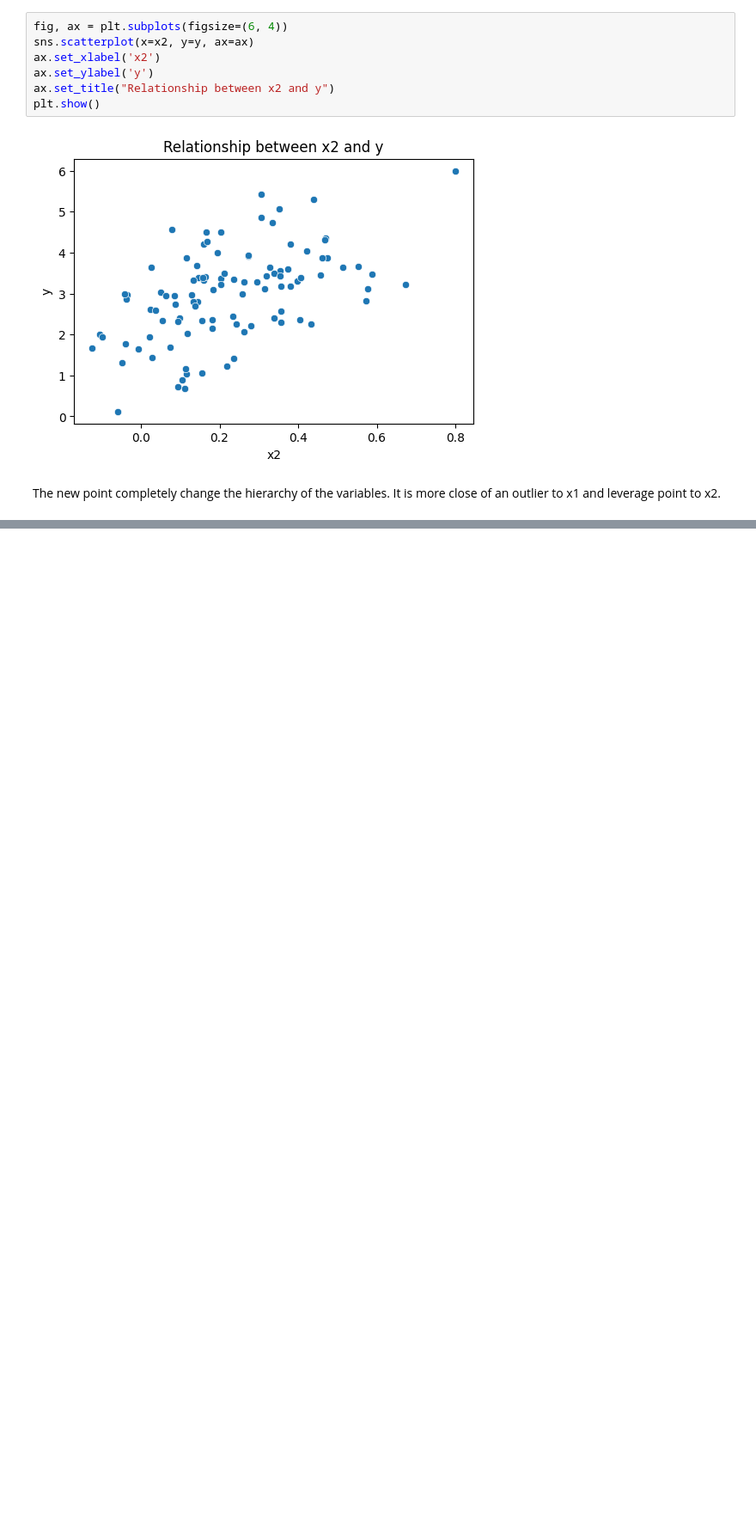
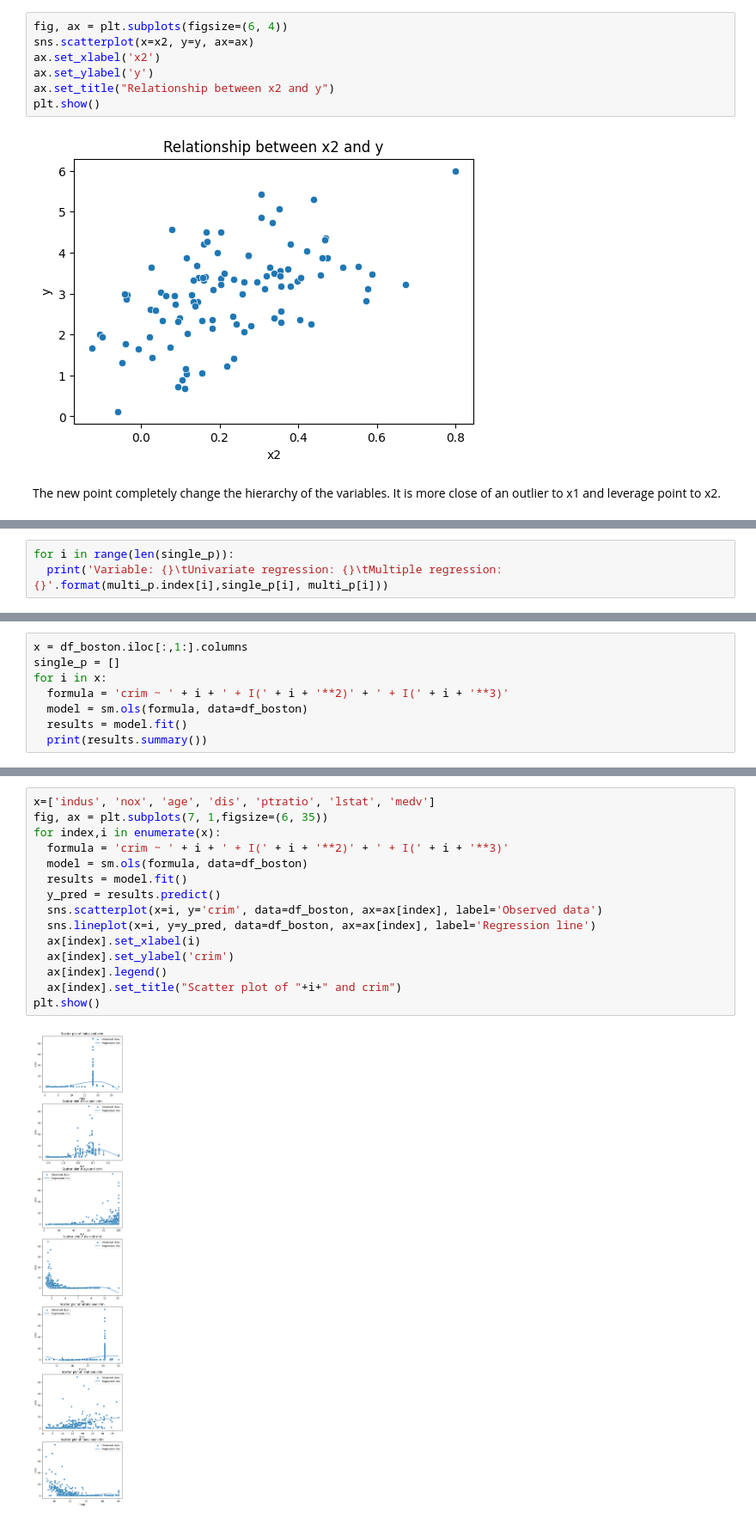
Before and after one commit to mateusmelo821/ISL-Exercises, a Jupyter notebook: Chapter_3.ipynb, the cells around one changed output, grey strips where cells are left out. Shown at 86% size. Cells and saved outputs as stored; diff of their text form; blank space fills up the shorter version.

```diff
--- a/Chapter_3.ipynb
+++ b/Chapter_3.ipynb
@@ -1255,0 +1345,3 @@ The new point completely change the hierarchy of the variables. It is more close
+# %%
+for i in range(len(single_p)):
+  print('Variable: {}\tUnivariate regression: {}\tMultiple regression: {}'.format(multi_p.index[i],single_p[i], multi_p[i]))
@@ -1255,0 +1365,8 @@ The new point completely change the hierarchy of the variables. It is more close
+# %%
+x = df_boston.iloc[:,1:].columns
+single_p = []
+for i in x:
+  formula = 'crim ~ ' + i + ' + I(' + i + '**2)' + ' + I(' + i + '**3)'
+  model = sm.ols(formula, data=df_boston)
+  results = model.fit()
+  print(results.summary())
@@ -1255,0 +1401,17 @@ The new point completely change the hierarchy of the variables. It is more close
+# %%
+x=['indus', 'nox', 'age', 'dis', 'ptratio', 'lstat', 'medv']
+fig, ax = plt.subplots(7, 1,figsize=(6, 35))
+for index,i in enumerate(x):
+  formula = 'crim ~ ' + i + ' + I(' + i + '**2)' + ' + I(' + i + '**3)'
+  model = sm.ols(formula, data=df_boston)
+  results = model.fit()
+  y_pred = results.predict()
+  sns.scatterplot(x=i, y='crim', data=df_boston, ax=ax[index], label='Observed data')
+  sns.lineplot(x=i, y=y_pred, data=df_boston, ax=ax[index], label='Regression line')
+  ax[index].set_xlabel(i)
+  ax[index].set_ylabel('crim')
+  ax[index].legend()
+  ax[index].set_title("Scatter plot of "+i+" and crim")
+plt.show()
+# %% [output]
+[figure, added]
```
Also changed, not shown: parts of 16 cells of this notebook.
